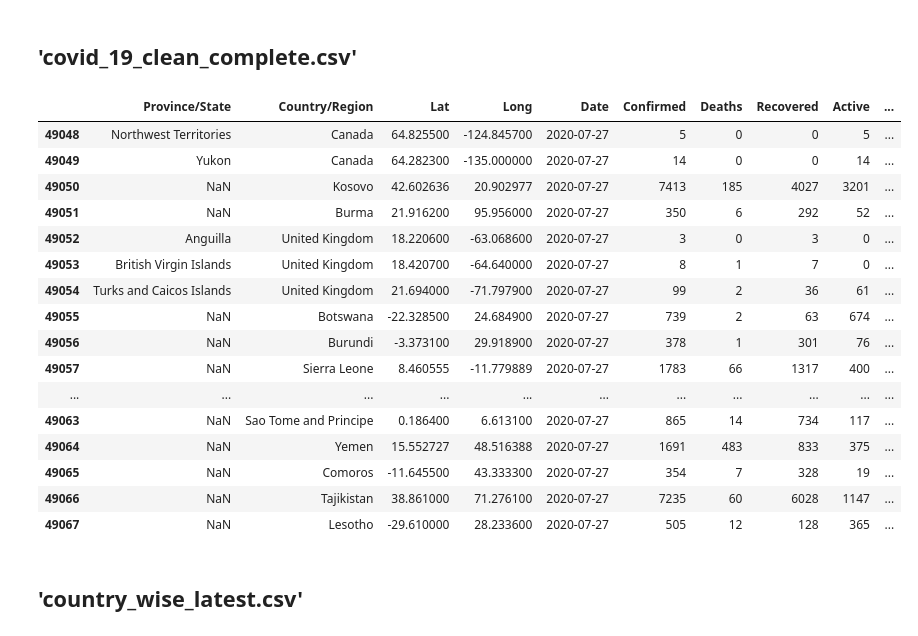
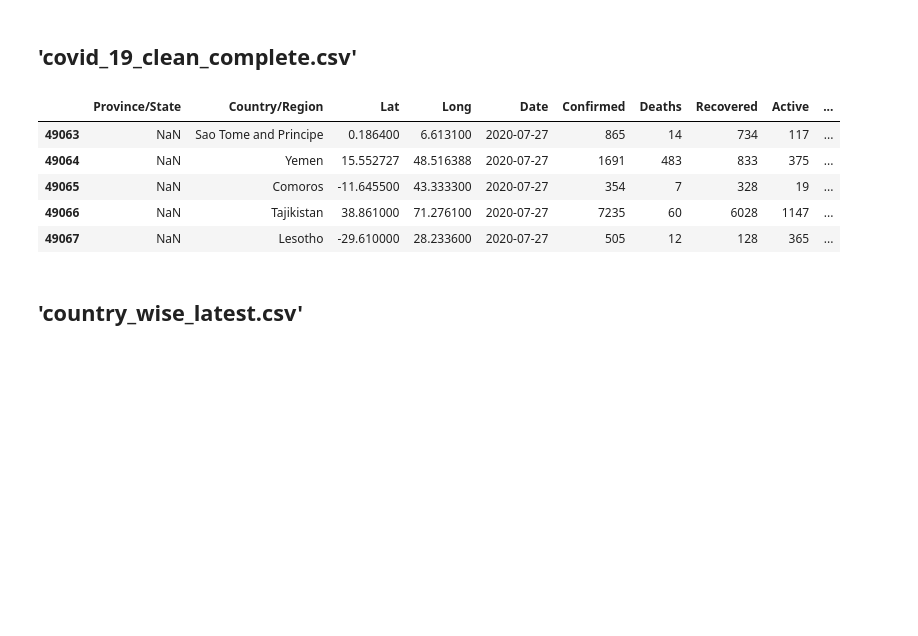
Before and after one commit to hemantkiri/Covid19, a Jupyter notebook: Covid19.ipynb, the cells around one changed output. Saved outputs shown, nothing was run; the diff lists cells and outputs as text; code cells hidden in the pictures; blank space fills up the shorter version.

```diff
--- a/Covid19.ipynb
+++ b/Covid19.ipynb
@@ -155,20 +122,9 @@ plt.show(20)
 # %%
 path='Covid-19'
 world_data=read_data(path,files[3])
-world_data.tail(20)
+world_data.tail(5)
 # %% [output]
 |  | Province/State | Country/Region | Lat | Long | Date | Confirmed | Deaths | Recovered | Active | ... |
-| 49048 | Northwest Territories | Canada | 64.825500 | -124.845700 | 2020-07-27 | 5 | 0 | 0 | 5 | ... |
-| 49049 | Yukon | Canada | 64.282300 | -135.000000 | 2020-07-27 | 14 | 0 | 0 | 14 | ... |
-| 49050 | NaN | Kosovo | 42.602636 | 20.902977 | 2020-07-27 | 7413 | 185 | 4027 | 3201 | ... |
-| 49051 | NaN | Burma | 21.916200 | 95.956000 | 2020-07-27 | 350 | 6 | 292 | 52 | ... |
-| 49052 | Anguilla | United Kingdom | 18.220600 | -63.068600 | 2020-07-27 | 3 | 0 | 3 | 0 | ... |
-| 49053 | British Virgin Islands | United Kingdom | 18.420700 | -64.640000 | 2020-07-27 | 8 | 1 | 7 | 0 | ... |
-| 49054 | Turks and Caicos Islands | United Kingdom | 21.694000 | -71.797900 | 2020-07-27 | 99 | 2 | 36 | 61 | ... |
-| 49055 | NaN | Botswana | -22.328500 | 24.684900 | 2020-07-27 | 739 | 2 | 63 | 674 | ... |
-| 49056 | NaN | Burundi | -3.373100 | 29.918900 | 2020-07-27 | 378 | 1 | 301 | 76 | ... |
-| 49057 | NaN | Sierra Leone | 8.460555 | -11.779889 | 2020-07-27 | 1783 | 66 | 1317 | 400 | ... |
-| ... | ... | ... | ... | ... | ... | ... | ... | ... | ... | ... |
 | 49063 | NaN | Sao Tome and Principe | 0.186400 | 6.613100 | 2020-07-27 | 865 | 14 | 734 | 117 | ... |
 | 49064 | NaN | Yemen | 15.552727 | 48.516388 | 2020-07-27 | 1691 | 483 | 833 | 375 | ... |
 | 49065 | NaN | Comoros | -11.645500 | 43.333300 | 2020-07-27 | 354 | 7 | 328 | 19 | ... |
```
Also changed, not shown: parts of 12 cells of this notebook.
